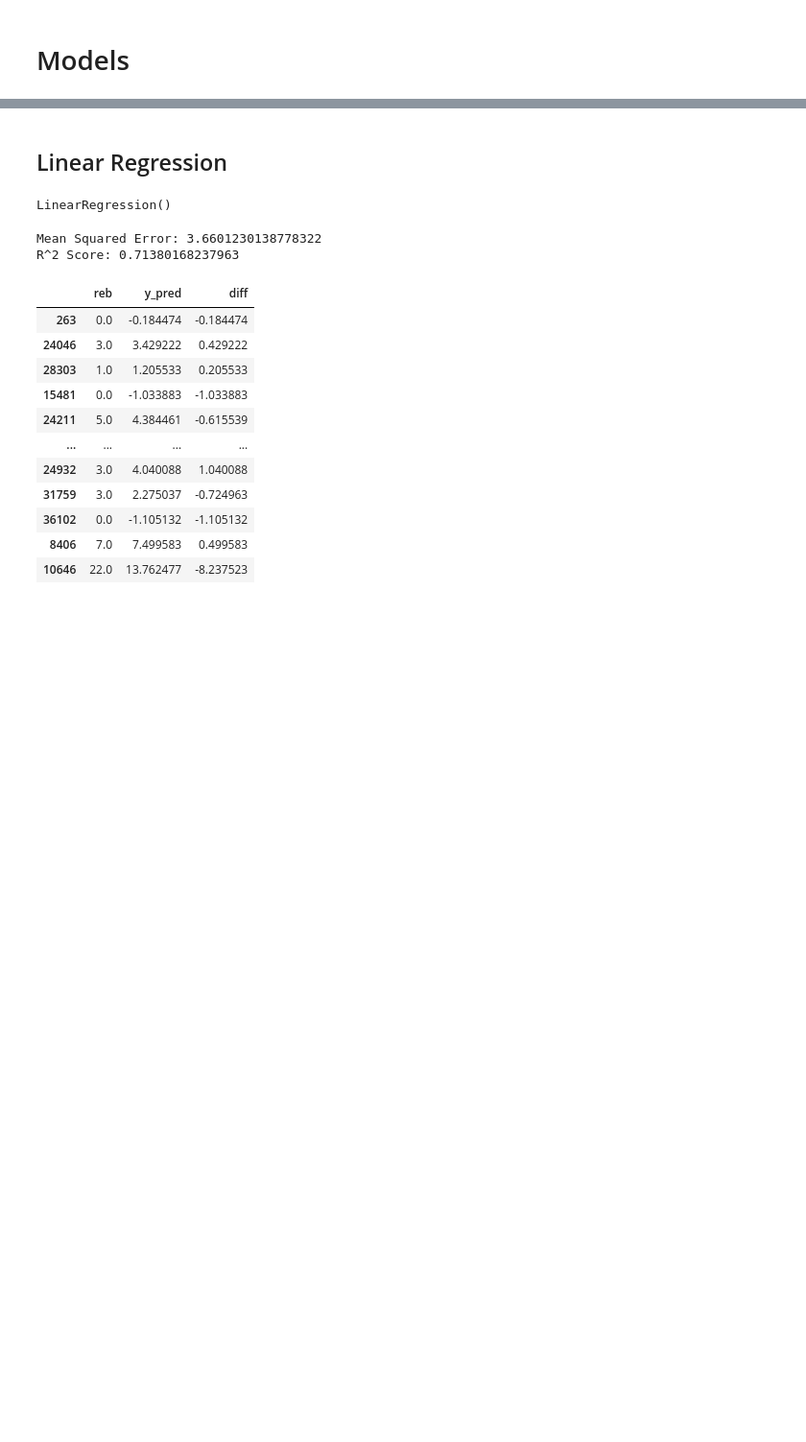
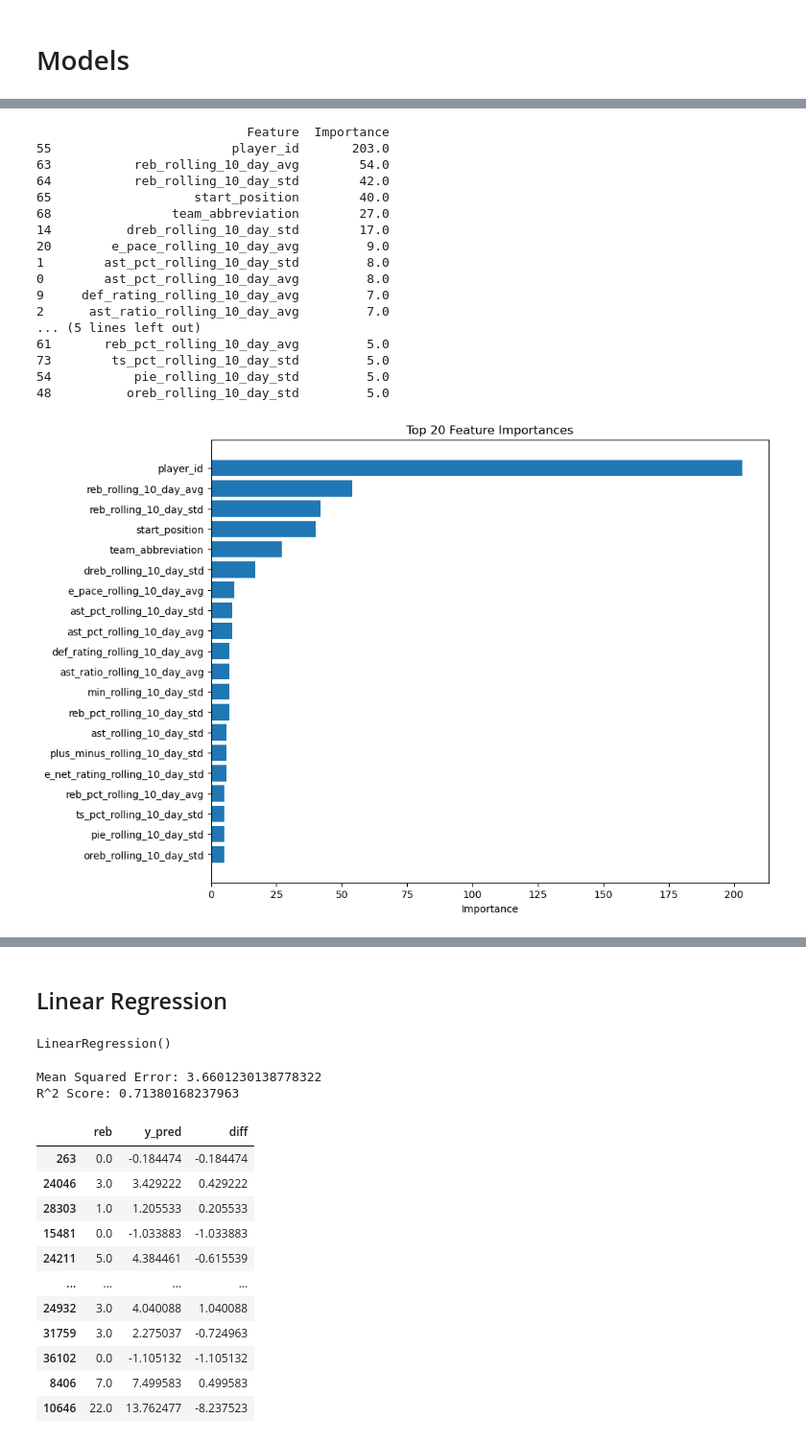
Before and after one commit to tzachpach/final_project_dfs, a Jupyter notebook: time_predict_y_pred.ipynb, the cells around one changed output, grey strips where cells are left out. Shown: that part at 96% size. Drawn from its saved outputs; the diff is of its cells as text; code cells hidden in the pictures; blank space fills up the shorter version.

```diff
--- a/time_predict_y_pred.ipynb
+++ b/time_predict_y_pred.ipynb
@@ -174,0 +204,6 @@ X_train, X_test, y_train, y_test = train_test_split(X, y, test_size=0.2, random_
+# %%
+league_week_gb = X.groupby('league_week')['game_date'].unique().reset_index()
+league_week_gb['max_day'] = league_week_gb['game_date'].apply(lambda x: x.max())
+league_week_gb['min_day'] = league_week_gb['game_date'].apply(lambda x: x.min())
+league_week_gb.sort_values('league_week', ascending=False, inplace=True)
+league_week_gb
@@ -174,0 +299,13 @@ X_train, X_test, y_train, y_test = train_test_split(X, y, test_size=0.2, random_
+# %%
+# Create DMatrix for training and testing data
+dtrain = xgb.DMatrix(X_train_without_game_time, label=y_train, enable_categorical=True)
+dtest = xgb.DMatrix(X_test_without_game_time, label=y_test, enable_categorical=True)
+
+# Specify the booster parameters with tree_method set to 'gpu_hist' if using GPU
+params = {
+    'tree_method': 'hist',  # Use 'gpu_hist' if you have a GPU
+    'enable_categorical': True
+}
+
+# Train the model
+model = xgb.train(params, dtrain)
@@ -174,0 +363,44 @@ X_train, X_test, y_train, y_test = train_test_split(X, y, test_size=0.2, random_
+# %%
+importance_dict = model.get_score(importance_type='weight')
+
+# Convert to DataFrame for easier manipulation
+importance_df = pd.DataFrame({
+    'Feature': list(importance_dict.keys()),
+    'Importance': list(importance_dict.values())
+})
+
+# Sort features by importance
+importance_df = importance_df.sort_values(by='Importance', ascending=False)
+
+# Select top 20 features
+top_20_features = importance_df.head(20)
+
+# Display top 20 features
+print(top_20_features)
+
+# Plot top 20 features
+plt.figure(figsize=(10, 8))
+plt.barh(top_20_features['Feature'], top_20_features['Importance'])
+plt.xlabel('Importance')
+plt.title('Top 20 Feature Importances')
+plt.gca().invert_yaxis()  # To display the highest importance at the top
+plt.show()
+# %% [output]
+                            Feature  Importance
+55                        player_id       203.0
+63           reb_rolling_10_day_avg        54.0
+64           reb_rolling_10_day_std        42.0
+65                   start_position        40.0
+68                team_abbreviation        27.0
+14          dreb_rolling_10_day_std        17.0
+20        e_pace_rolling_10_day_avg         9.0
+1        ast_pct_rolling_10_day_std         8.0
+0        ast_pct_rolling_10_day_avg         8.0
+9     def_rating_rolling_10_day_avg         7.0
+2      ast_ratio_rolling_10_day_avg         7.0
+... (5 lines left out)
+61       reb_pct_rolling_10_day_avg         5.0
+73        ts_pct_rolling_10_day_std         5.0
+54           pie_rolling_10_day_std         5.0
+48          oreb_rolling_10_day_std         5.0
+[figure, added]
```
Also changed, not shown: parts of 45 cells of this notebook, 6 other files.
